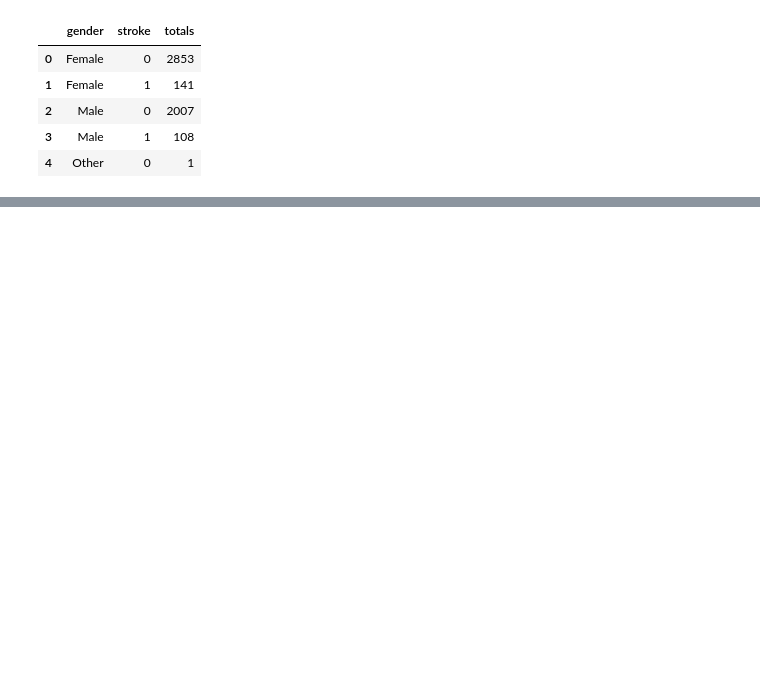
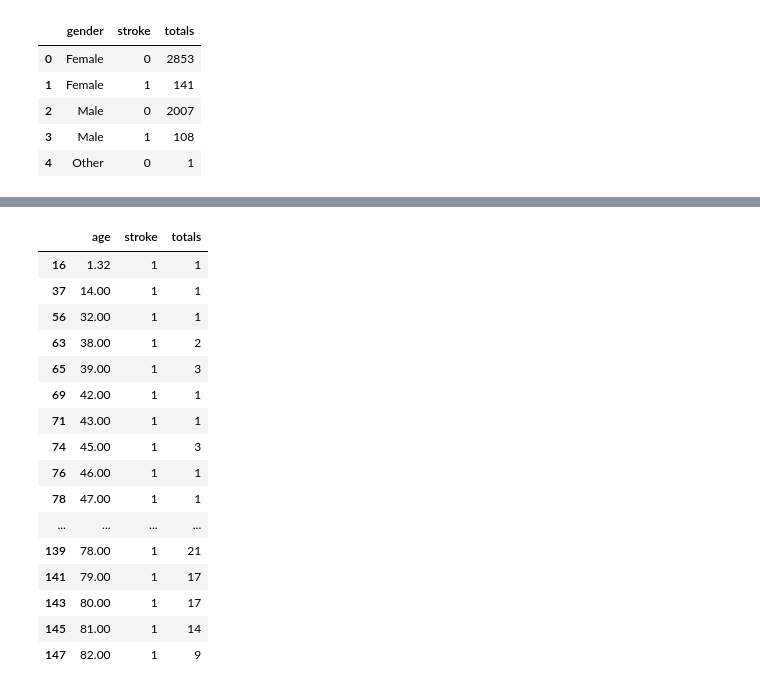
Before and after one commit to maddieannette/strokeprediction, a Jupyter notebook: Stroke_Pred_DA.ipynb, the cells around one changed output, grey strips where cells are left out. Saved outputs shown, nothing was run; the diff lists cells and outputs as text; code cells hidden in the pictures; blank space fills up the shorter version.

```diff
--- a/Stroke_Pred_DA.ipynb
+++ b/Stroke_Pred_DA.ipynb
@@ -90,0 +122,25 @@ ax.bar_label(ax.containers[1], label_type='edge')
+# %%
+ageocc = strokedata.groupby(['age', 'stroke']).size()
+ageoccst = pd.DataFrame(ageocc).reset_index()
+ageoccst = ageoccst.rename(columns={0:"totals"})
+ageoccst
+ageoccstrokeonly = (ageoccst[ageoccst['stroke'] == 1])
+ageoccstrokeonly
+# %% [output]
+|  | age | stroke | totals |
+| 16 | 1.32 | 1 | 1 |
+| 37 | 14.00 | 1 | 1 |
+| 56 | 32.00 | 1 | 1 |
+| 63 | 38.00 | 1 | 2 |
+| 65 | 39.00 | 1 | 3 |
+| 69 | 42.00 | 1 | 1 |
+| 71 | 43.00 | 1 | 1 |
+| 74 | 45.00 | 1 | 3 |
+| 76 | 46.00 | 1 | 1 |
+| 78 | 47.00 | 1 | 1 |
+| ... | ... | ... | ... |
+| 139 | 78.00 | 1 | 21 |
+| 141 | 79.00 | 1 | 17 |
+| 143 | 80.00 | 1 | 17 |
+| 145 | 81.00 | 1 | 14 |
+| 147 | 82.00 | 1 | 9 |
```
Also changed, not shown: parts of 9 cells of this notebook.
